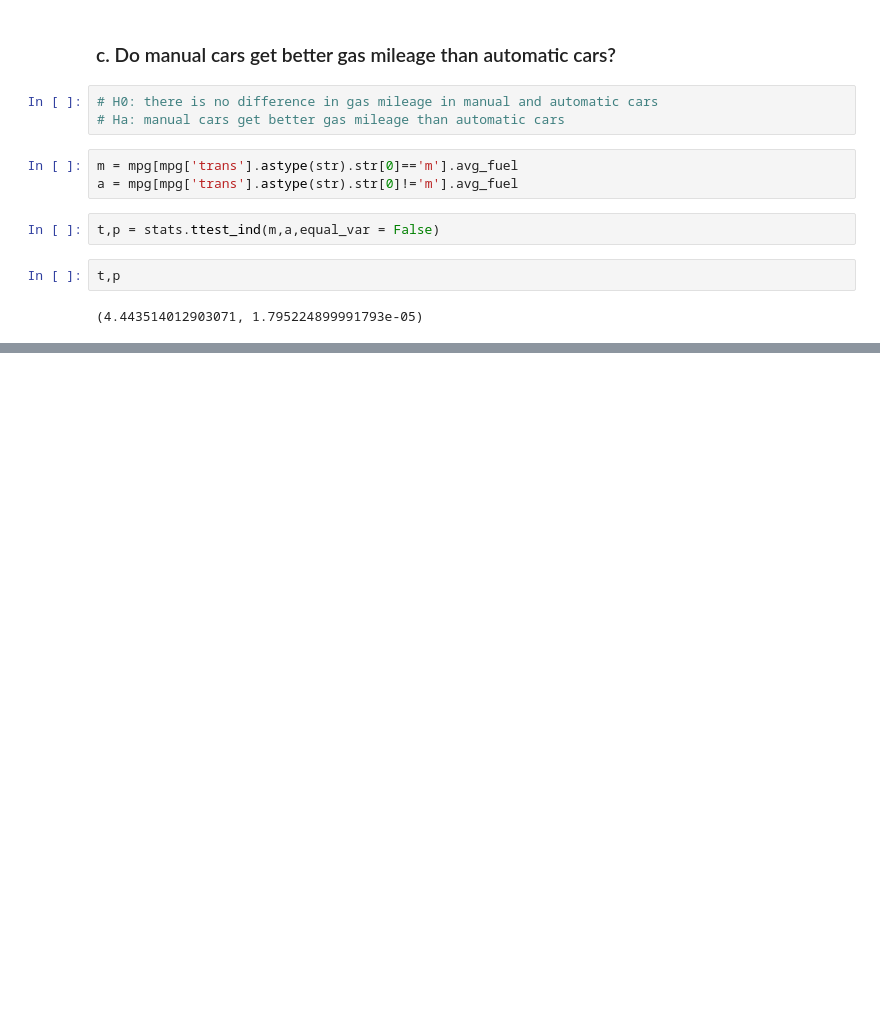
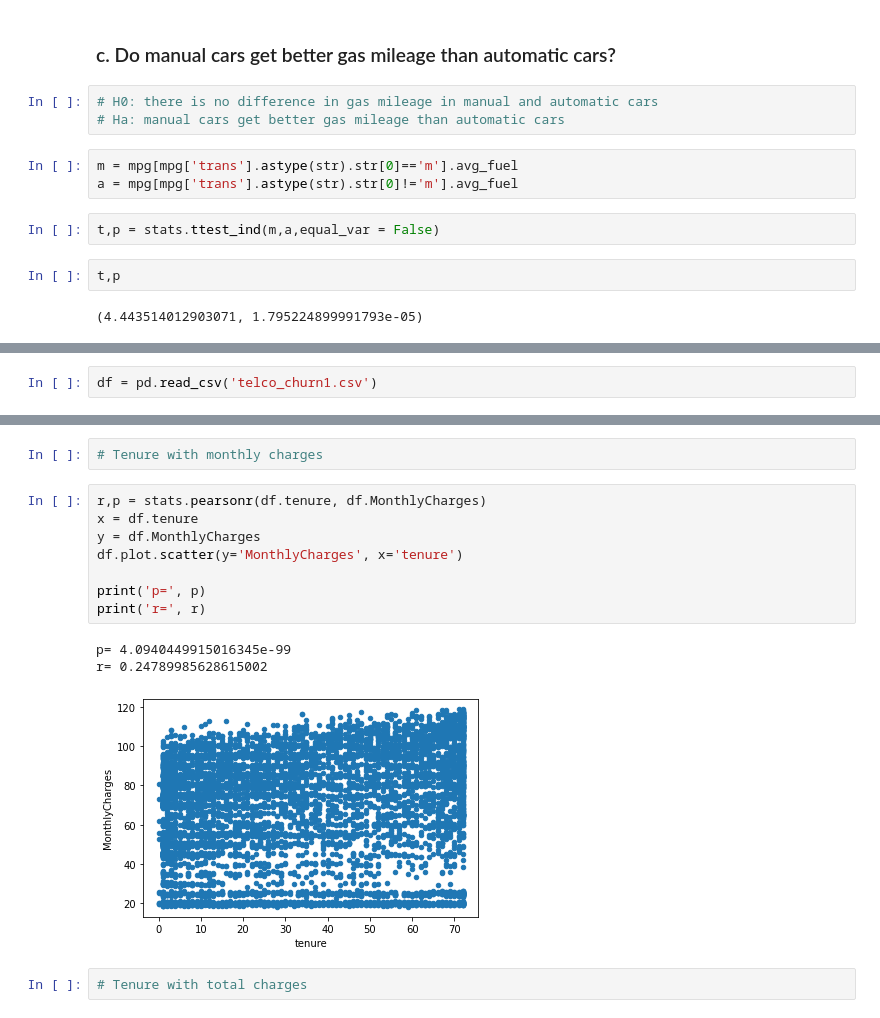
Before and after one commit to m3redithw/statistics-exercises, a Jupyter notebook: hypothesis_testing_exercises.ipynb, the cells around one changed output, grey strips where cells are left out. Cells and saved outputs as stored; diff of their text form; blank space fills up the shorter version.

```diff
--- a/hypothesis_testing_exercises.ipynb
+++ b/hypothesis_testing_exercises.ipynb
@@ -263,0 +270,2 @@ We reject the null hypothesis
+# %%
+df = pd.read_csv('telco_churn1.csv')
@@ -263,0 +282,16 @@ We reject the null hypothesis
+# %%
+# Tenure with monthly charges
+# %%
+r,p = stats.pearsonr(df.tenure, df.MonthlyCharges)
+x = df.tenure
+y = df.MonthlyCharges
+df.plot.scatter(y='MonthlyCharges', x='tenure')
+
+print('p=', p)
+print('r=', r)
+# %% [output]
+p= 4.0940449915016345e-99
+r= 0.24789985628615002
+[figure, added]
+# %%
+# Tenure with total charges
```
Also changed, not shown: parts of 42 cells of this notebook.
